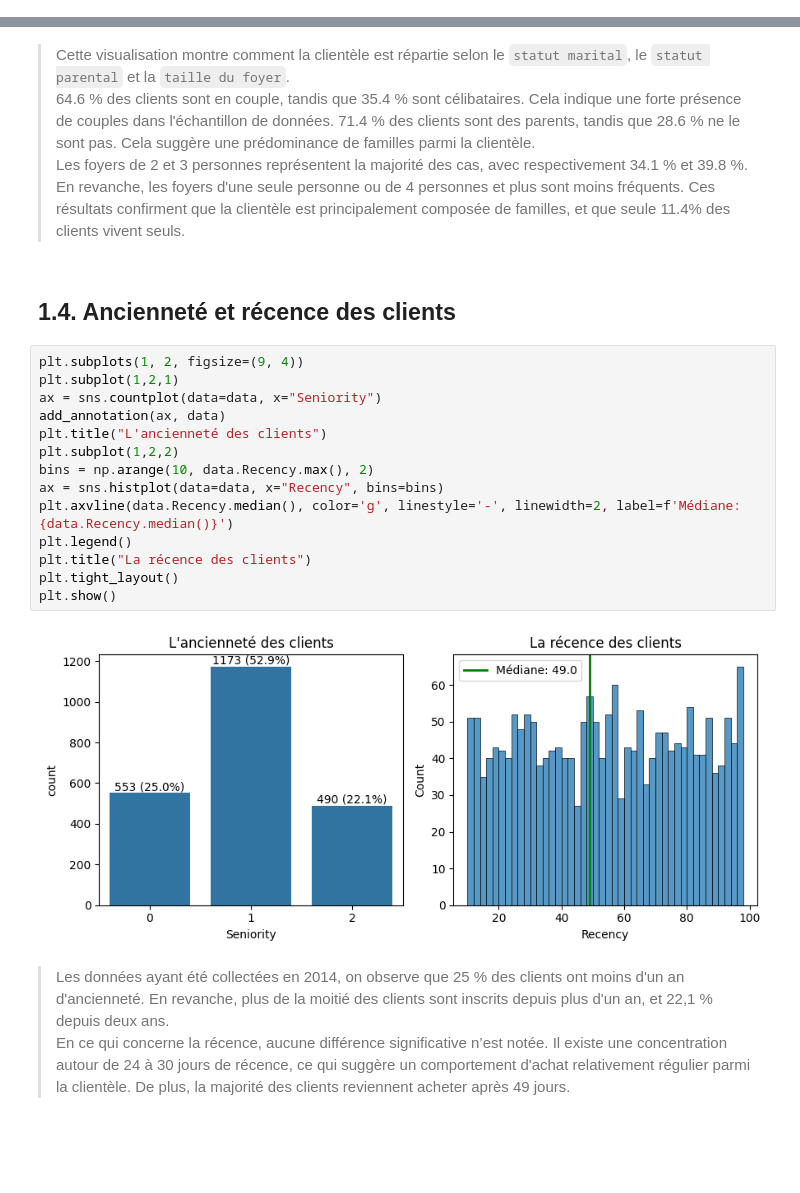
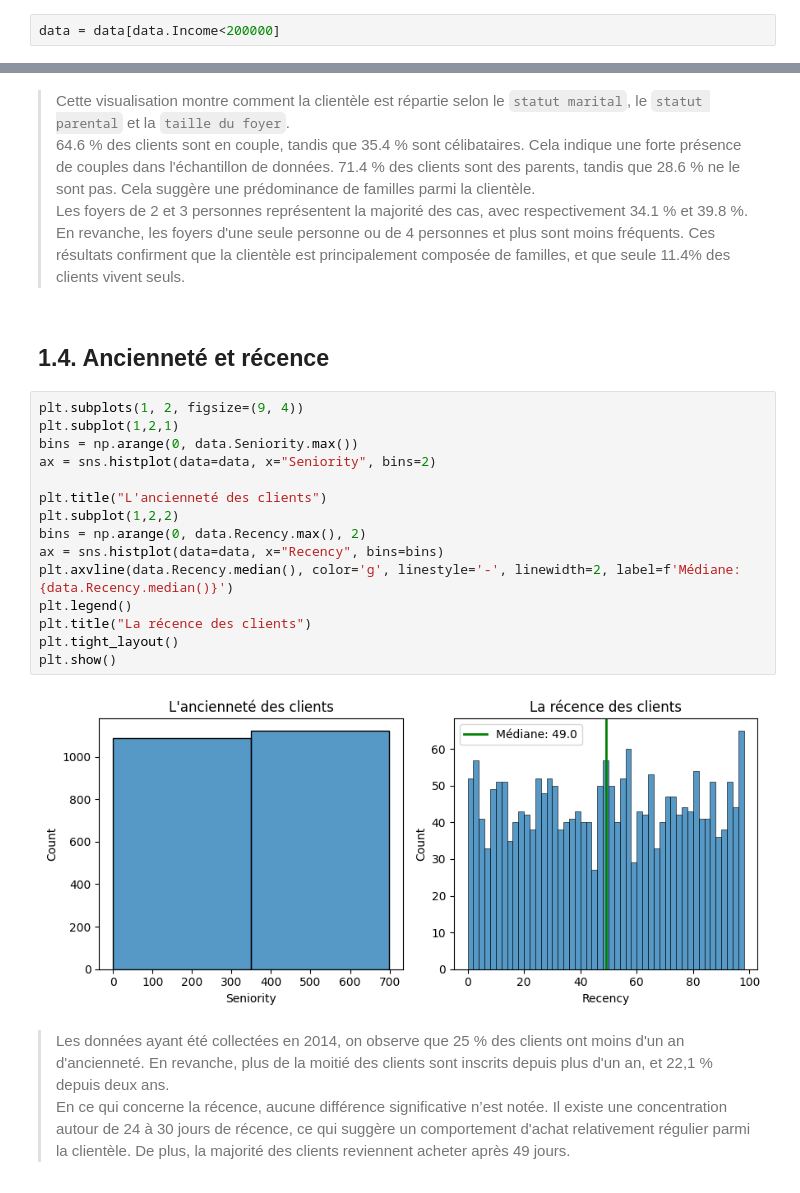
Before and after one commit to RoseM-hub/Marketing-Campaign, a Jupyter notebook: Notebooks/02 - Exploration des données.ipynb, the cells around one changed output, grey strips where cells are left out. Saved outputs shown, nothing was run; the diff lists cells and outputs as text; blank space fills up the shorter version.

```diff
--- a/Notebooks/02 - Exploration des données.ipynb
+++ b/Notebooks/02 - Exploration des données.ipynb
@@ -105,3 +127,5 @@ plt.show()
+# %%
+data = data[data.Income<200000]
 # %% [markdown]
 ## 1.3. Situation familiale des clients
 # %%
@@ -123,23 +147,24 @@ plt.tight_layout()
 64.6 % des clients sont en couple, tandis que 35.4 % sont célibataires. Cela indique une forte présence de couples dans l'échantillon de données.  71.4 % des clients sont des parents, tandis que 28.6 % ne le sont pas. Cela suggère une prédominance de familles parmi la clientèle.<br>
 Les foyers de 2 et 3 personnes représentent la majorité des cas, avec respectivement 34.1 % et 39.8 %. En revanche, les foyers d'une seule personne ou de 4 personnes et plus sont moins fréquents. Ces résultats confirment que la clientèle est principalement composée de familles, et que seule 11.4% des clients vivent seuls.
 # %% [markdown]
-## 1.4. Ancienneté et récence des clients
+## 1.4. Ancienneté et récence
 # %%
 plt.subplots(1, 2, figsize=(9, 4))
 plt.subplot(1,2,1)
-ax = sns.countplot(data=data, x="Seniority")
-add_annotation(ax, data)
+bins = np.arange(0, data.Seniority.max())
+ax = sns.histplot(data=data, x="Seniority", bins=2)
+
 plt.title("L'ancienneté des clients")
 plt.subplot(1,2,2)
-bins = np.arange(10, data.Recency.max(), 2)
+bins = np.arange(0, data.Recency.max(), 2)
 ax = sns.histplot(data=data, x="Recency", bins=bins)
 plt.axvline(data.Recency.median(), color='g', linestyle='-', linewidth=2, label=f'Médiane: {data.Recency.median()}')
 plt.legend()
 plt.title("La récence des clients")
 plt.tight_layout()
 plt.show()
 # %% [output]
-[figure, old version]
+[figure, new version]
 # %% [markdown]
 >Les données ayant été collectées en 2014, on observe que 25 % des clients ont moins d'un an d'ancienneté. En revanche, plus de la moitié des clients sont inscrits depuis plus d'un an, et 22,1 % depuis deux ans.<br>
 En ce qui concerne la récence, aucune différence significative n’est notée. Il existe une concentration autour de 24 à 30 jours de récence, ce qui suggère un comportement d'achat relativement régulier parmi la clientèle. De plus, la majorité des clients reviennent acheter après 49 jours.
```
Also changed, not shown: parts of 11 cells of this notebook, 4 other files.
